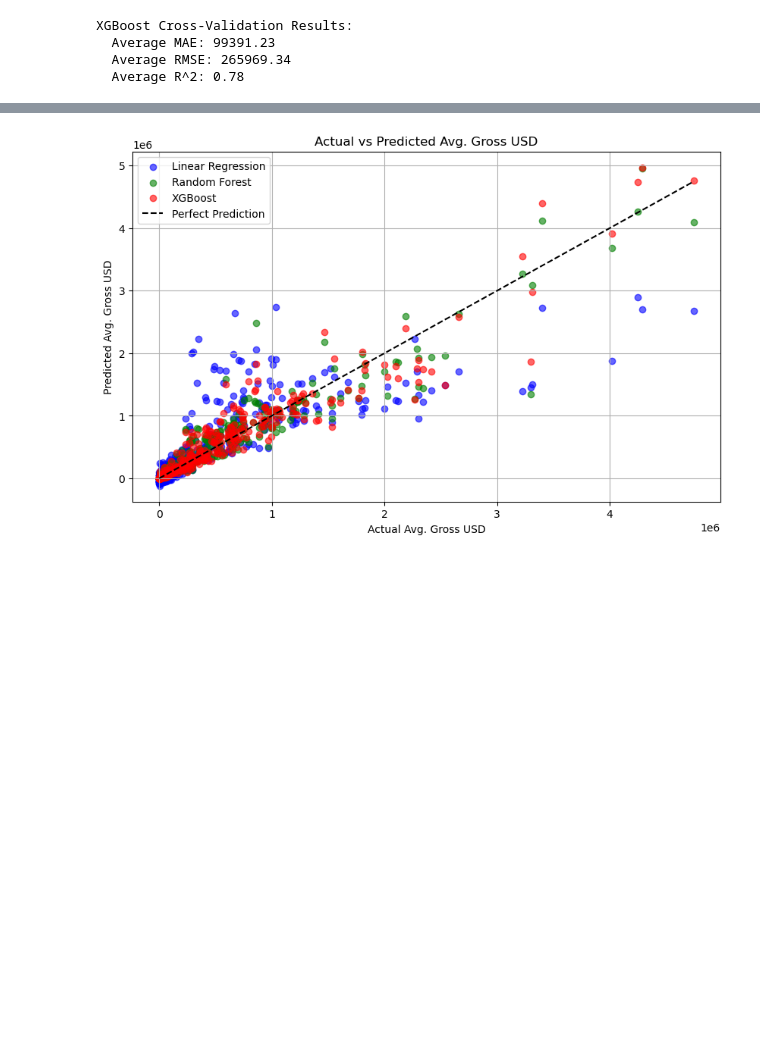
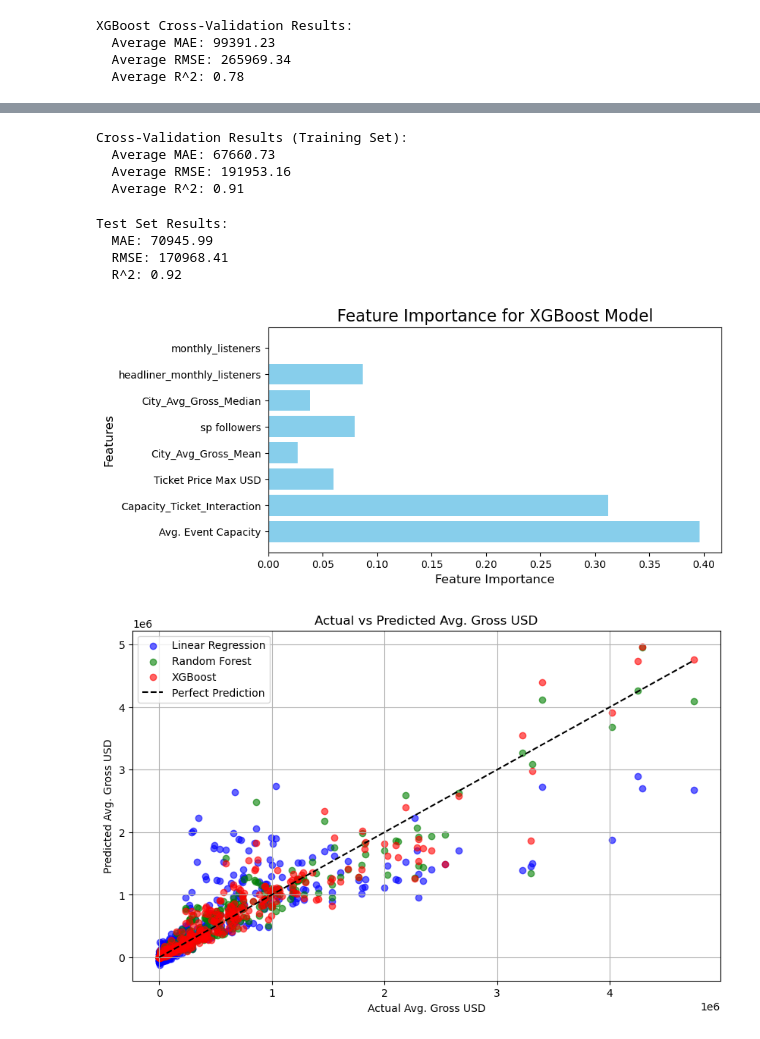
Before and after one commit to dan-s8/ARound, a Jupyter notebook: Model Building/MultiArtist/Multi_Ce_Models.ipynb, the cells around one changed output, grey strips where cells are left out. Saved outputs shown, nothing was run; the diff lists cells and outputs as text; code cells hidden in the pictures; blank space fills up the shorter version.

```diff
--- a/Model Building/MultiArtist/Multi_Ce_Models.ipynb
+++ b/Model Building/MultiArtist/Multi_Ce_Models.ipynb
@@ -577,0 +658,17 @@ XGBoost Cross-Validation Results:
+# %%
+# Initialize the XGBoost model with the best parameters
+final_xgb_model = XGBRegressor(
+    colsample_bytree=1.0,
+    gamma=0.4,
+    learning_rate=0.12,
+    max_depth=4,
+    min_child_weight=1,
+    n_estimators=550,
+    reg_alpha=0.5,
+    reg_lambda=2.5,
+    subsample=0.6,
+    random_state=42,
+    objective='reg:squarederror'
+)
+
+final_xgb_model.fit(X_train, y_train)
@@ -578,3 +687,58 @@ XGBoost Cross-Validation Results:
+# %%
+# Evaluates model performance using cross-validation on the training set
+mse_scorer = make_scorer(mean_squared_error, greater_is_better=False)
+mae_scorer = make_scorer(mean_absolute_error, greater_is_better=False)
+r2_scorer = make_scorer(r2_score)
+
+# CV MAE
+mae_scores = -cross_val_score(final_xgb_model, X_train, y_train, cv=5, scoring=mae_scorer)
+avg_mae = np.mean(mae_scores)
+
+# CV MSE -> RMSE
+mse_scores = -cross_val_score(final_xgb_model, X_train, y_train, cv=5, scoring=mse_scorer)
+rmse_scores = np.sqrt(mse_scores)
+avg_rmse = np.mean(rmse_scores)
+
+# CV R²
+r2_scores = cross_val_score(final_xgb_model, X_train, y_train, cv=5, scoring=r2_scorer)
+avg_r2 = np.mean(r2_scores)
+
+print("Cross-Validation Results (Training Set):")
+print(f"  Average MAE: {avg_mae:.2f}")
+print(f"  Average RMSE: {avg_rmse:.2f}")
+print(f"  Average R^2: {avg_r2:.2f}")
+# %% [output]
+Cross-Validation Results (Training Set):
+  Average MAE: 67660.73
+  Average RMSE: 191953.16
+  Average R^2: 0.91
+# %%
+# Evaluates final performance on test set
+y_test_pred = final_xgb_model.predict(X_test)
+
+test_mae = mean_absolute_error(y_test, y_test_pred)
+test_rmse = np.sqrt(mean_squared_error(y_test, y_test_pred))
+test_r2 = r2_score(y_test, y_test_pred)
+
+print("Test Set Results:")
+print(f"  MAE: {test_mae:.2f}")
+print(f"  RMSE: {test_rmse:.2f}")
+print(f"  R^2: {test_r2:.2f}")
+# %% [output]
+Test Set Results:
+  MAE: 70945.99
+  RMSE: 170968.41
+  R^2: 0.92
+# %%
+feature_importances = final_xgb_model.feature_importances_
+plt.figure(figsize=(8, 4))
+plt.barh(X_train.columns, feature_importances, color='skyblue')
+plt.xlabel('Feature Importance', fontsize=12)
+plt.ylabel('Features', fontsize=12)
+plt.title('Feature Importance for XGBoost Model', fontsize=16)
+plt.show()
+# %% [output]
+[figure, added]
 # %%
 import matplotlib.pyplot as plt
 
```
Also changed, not shown: parts of 4 cells of this notebook.
